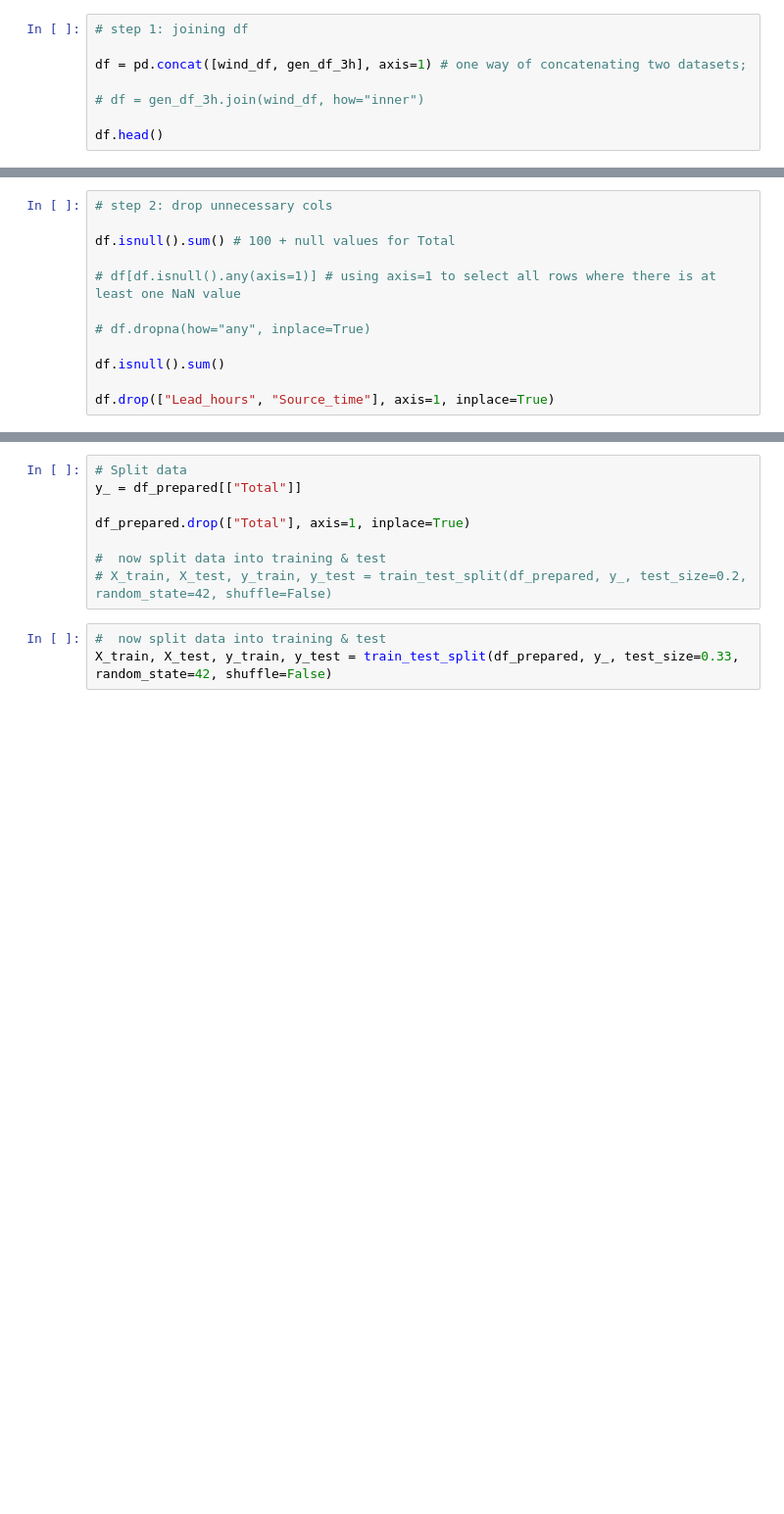
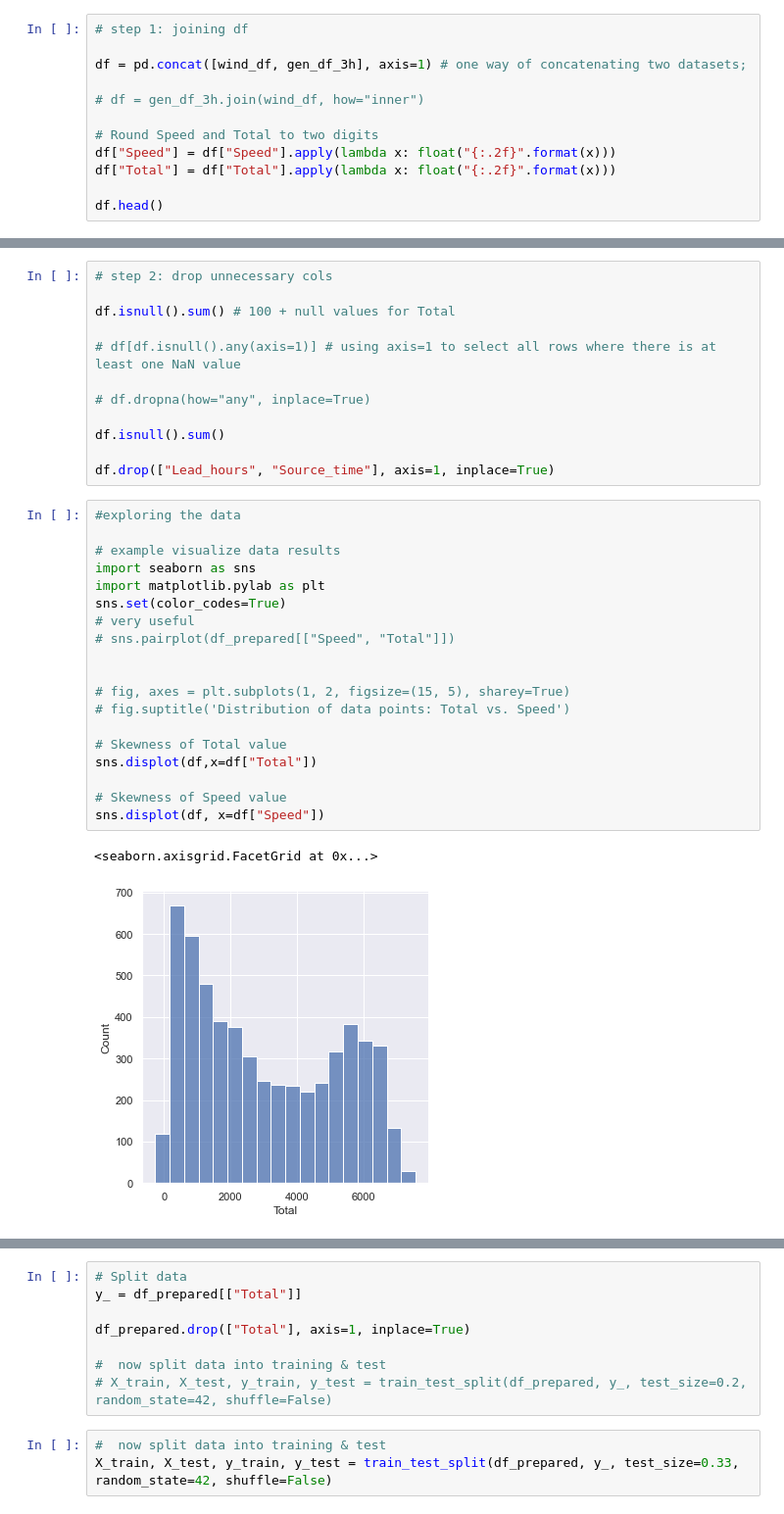
Before and after one commit to lrnz-asnprs/wind_prediction, a Jupyter notebook: polynomial_pipeline.ipynb, the cells around one changed output, grey strips where cells are left out. Shown at 98% size. Saved outputs shown, nothing was run; the diff lists cells and outputs as text; blank space fills up the shorter version.

Commit message:
graphs added

```diff
--- a/polynomial_pipeline.ipynb
+++ b/polynomial_pipeline.ipynb
@@ -42,4 +42,8 @@ df = pd.concat([wind_df, gen_df_3h], axis=1) # one way of concatenating two data
 
 # df = gen_df_3h.join(wind_df, how="inner")
 
+# Round Speed and Total to two digits
+df["Speed"] = df["Speed"].apply(lambda x: float("{:.2f}".format(x)))
+df["Total"] = df["Total"].apply(lambda x: float("{:.2f}".format(x)))
+
 df.head()
@@ -55,3 +67,25 @@ df.isnull().sum() # 100 + null values for Total
 df.isnull().sum()
 
 df.drop(["Lead_hours", "Source_time"], axis=1, inplace=True)
+# %%
+#exploring the data
+
+# example visualize data results
+import seaborn as sns
+import matplotlib.pylab as plt
+sns.set(color_codes=True)
+# very useful
+# sns.pairplot(df_prepared[["Speed", "Total"]])
+
+
+# fig, axes = plt.subplots(1, 2, figsize=(15, 5), sharey=True)
+# fig.suptitle('Distribution of data points: Total vs. Speed')
+
+# Skewness of Total value
+sns.displot(df,x=df["Total"])
+
+# Skewness of Speed value
+sns.displot(df, x=df["Speed"])
+# %% [output]
+<seaborn.axisgrid.FacetGrid at 0x...>
+[figure, added]
```
Also changed, not shown: parts of 10 cells of this notebook.
